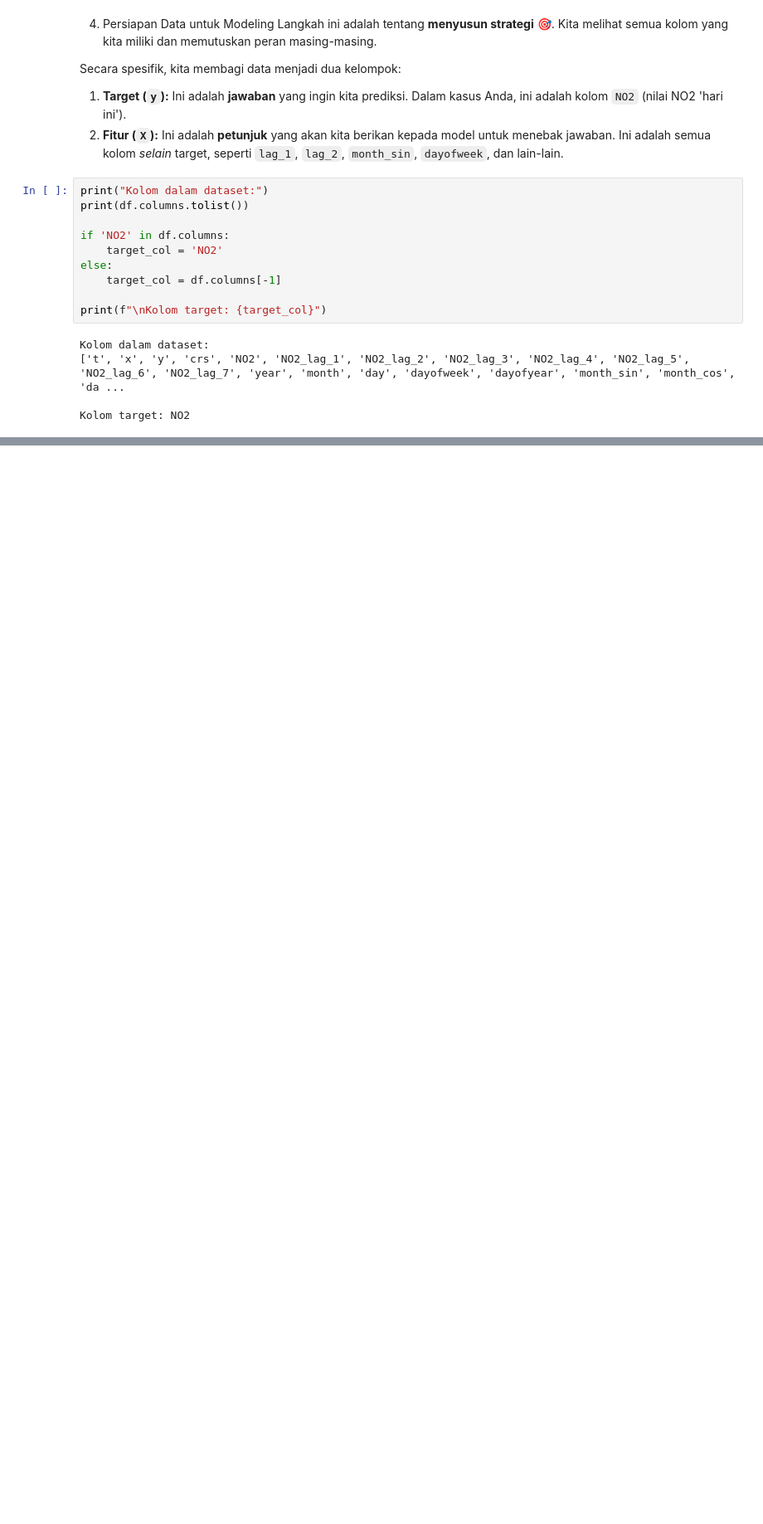
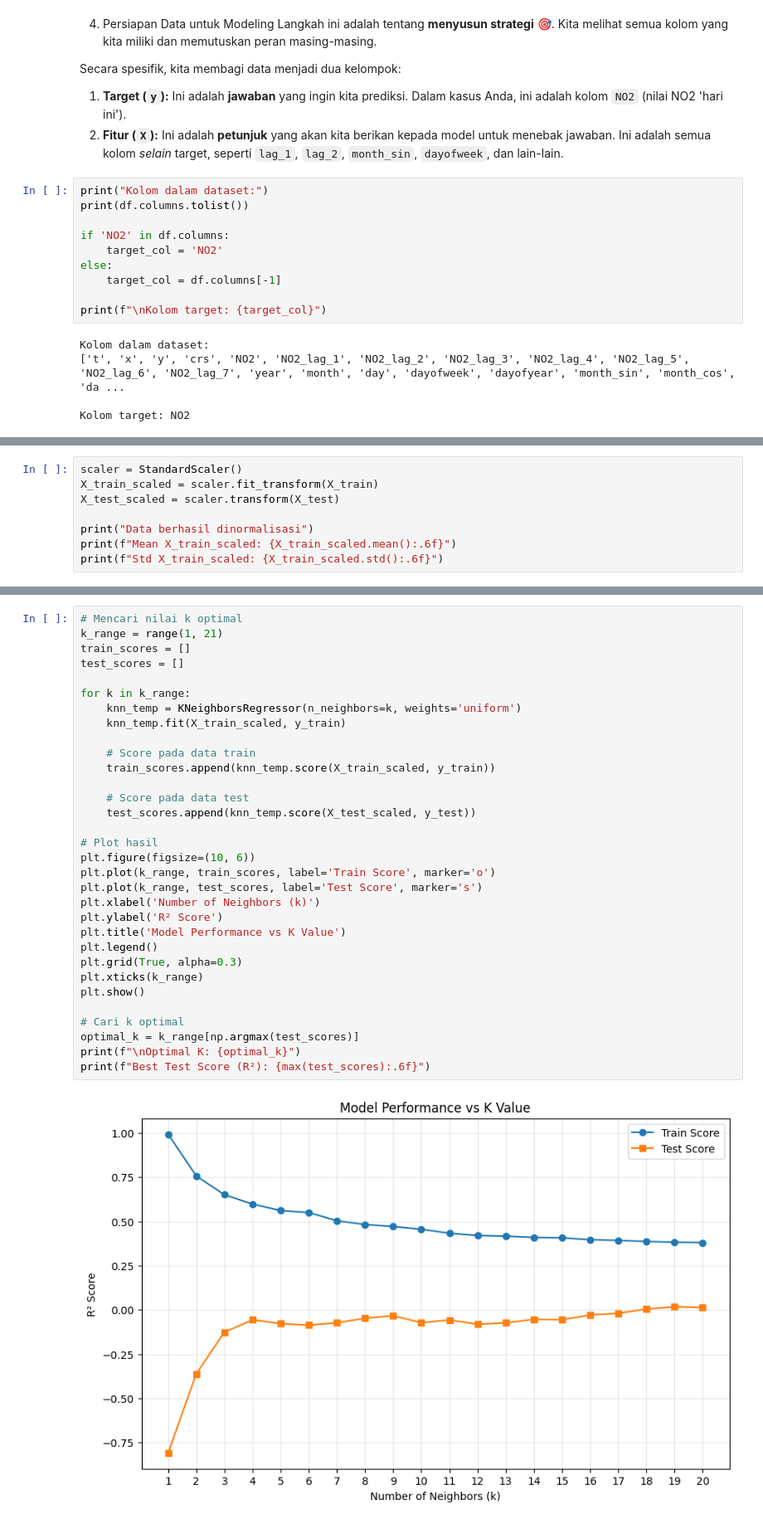
Before and after one commit to dhyos/PSD, a Jupyter notebook: _sources/DataCrawling.ipynb, the cells around one changed output, grey strips where cells are left out. Shown at 83% size. Drawn from its saved outputs; the diff is of its cells as text; blank space fills up the shorter version.

```diff
--- a/_sources/DataCrawling.ipynb
+++ b/_sources/DataCrawling.ipynb
@@ -585,0 +675,8 @@ Kolom target: NO2
+# %%
+scaler = StandardScaler()
+X_train_scaled = scaler.fit_transform(X_train)
+X_test_scaled = scaler.transform(X_test)
+
+print("Data berhasil dinormalisasi")
+print(f"Mean X_train_scaled: {X_train_scaled.mean():.6f}")
+print(f"Std X_train_scaled: {X_train_scaled.std():.6f}")
@@ -585,0 +936,34 @@ Kolom target: NO2
+# %%
+# Mencari nilai k optimal
+k_range = range(1, 21)
+train_scores = []
+test_scores = []
+
+for k in k_range:
+    knn_temp = KNeighborsRegressor(n_neighbors=k, weights='uniform')
+    knn_temp.fit(X_train_scaled, y_train)
+
+    # Score pada data train
+    train_scores.append(knn_temp.score(X_train_scaled, y_train))
+
+    # Score pada data test
+    test_scores.append(knn_temp.score(X_test_scaled, y_test))
+
+# Plot hasil
+plt.figure(figsize=(10, 6))
+plt.plot(k_range, train_scores, label='Train Score', marker='o')
+plt.plot(k_range, test_scores, label='Test Score', marker='s')
+plt.xlabel('Number of Neighbors (k)')
+plt.ylabel('R² Score')
+plt.title('Model Performance vs K Value')
+plt.legend()
+plt.grid(True, alpha=0.3)
+plt.xticks(k_range)
+plt.show()
+
+# Cari k optimal
+optimal_k = k_range[np.argmax(test_scores)]
+print(f"\nOptimal K: {optimal_k}")
+print(f"Best Test Score (R²): {max(test_scores):.6f}")
+# %% [output]
+[figure, added]
```
Also changed, not shown: parts of 24 cells of this notebook, 6 other files.
